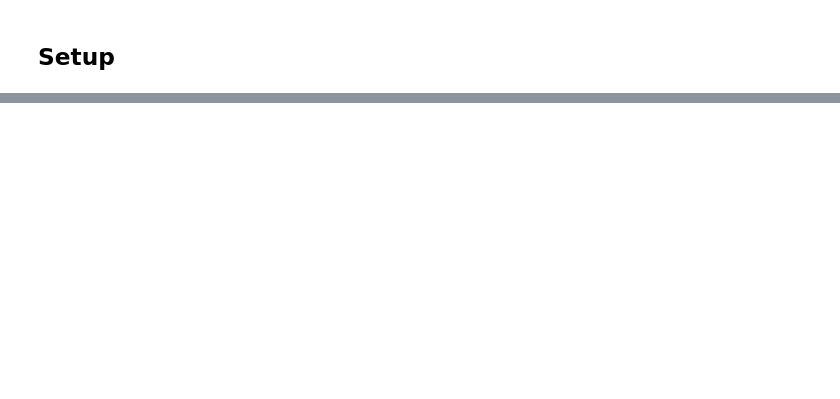
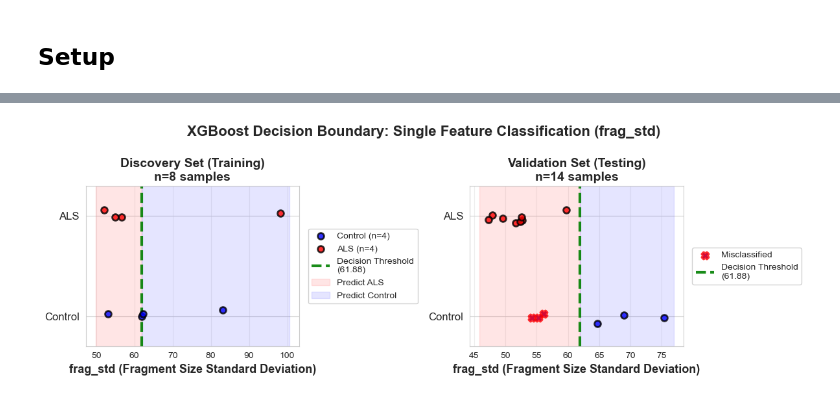
Before and after one commit to maggiebr0wn/wgbs_classifier, a Jupyter notebook: notebooks/exploratory/05_final_validation.ipynb, the cells around one changed output, grey strips where cells are left out. Drawn from its saved outputs; the diff is of its cells as text; code cells hidden in the pictures; blank space fills up the shorter version.

```diff
--- a/notebooks/exploratory/05_final_validation.ipynb
+++ b/notebooks/exploratory/05_final_validation.ipynb
@@ -149,0 +158,99 @@ ValueError: could not convert string to float: '[5E-1]'
+# %%
+fig, axes = plt.subplots(1, 2, figsize=(12, 4))
+
+# Panel A: Discovery Set
+ax = axes[0]
+disc_als = discovery_df[discovery_df['disease_status'] == 'als']['frag_std'].values
+disc_ctrl = discovery_df[discovery_df['disease_status'] == 'ctrl']['frag_std'].values
+
+# Create strip plot with jitter
+np.random.seed(42)
+jitter_amount = 0.04
+y_ctrl = np.random.normal(0, jitter_amount, len(disc_ctrl))
+y_als = np.random.normal(1, jitter_amount, len(disc_als))
+
+ax.scatter(disc_ctrl, y_ctrl, s=50, alpha=0.8, color='blue',
+           label=f'Control (n={len(disc_ctrl)})', edgecolors='black', linewidth=2, zorder=3)
+ax.scatter(disc_als, y_als, s=50, alpha=0.8, color='red',
+           label=f'ALS (n={len(disc_als)})', edgecolors='black', linewidth=2, zorder=3)
+
+# Add decision boundary
+ax.axvline(x=decision_threshold, color='green', linestyle='--', linewidth=3,
+           label=f'Decision Threshold\n({decision_threshold:.2f})', alpha=0.9)
+
+# Shading for decision regions
+ax.axvspan(ax.get_xlim()[0], decision_threshold, alpha=0.1, color='red', label='Predict ALS')
+ax.axvspan(decision_threshold, ax.get_xlim()[1], alpha=0.1, color='blue', label='Predict Control')
+
+ax.set_xlabel('frag_std (Fragment Size Standard Deviation)', fontsize=13, fontweight='bold')
+ax.set_yticks([0, 1])
+ax.set_yticklabels(['Control', 'ALS'], fontsize=12)
+ax.set_title('Discovery Set (Training)\nn=8 samples', fontsize=14, fontweight='bold')
+ax.legend(
+    loc='center left',
+    bbox_to_anchor=(1.02, 0.5),
+    fontsize=10,
+    framealpha=0.9
+)
+ax.grid(axis='x', alpha=0.3)
+ax.set_ylim(-0.3, 1.3)
+
+# Panel B: Validation Set
+ax = axes[1]
+val_als = validation_df[validation_df['disease_status'] == 'als']['frag_std'].values
+val_ctrl = validation_df[validation_df['disease_status'] == 'ctrl']['frag_std'].values
+
+y_ctrl = np.random.normal(0, jitter_amount, len(val_ctrl))
+y_als = np.random.normal(1, jitter_amount, len(val_als))
+
+# Determine correct vs incorrect predictions
+val_ctrl_correct = val_ctrl >= decision_threshold
+val_als_correct = val_als < decision_threshold
+
+# Plot with different markers for correct/incorrect
+ax.scatter(val_ctrl[val_ctrl_correct], y_ctrl[val_ctrl_correct],
+           s=50, alpha=0.8, color='blue', marker='o',
+           edgecolors='black', linewidth=2, zorder=3)
+ax.scatter(val_ctrl[~val_ctrl_correct], y_ctrl[~val_ctrl_correct],
+           s=50, alpha=0.8, color='blue', marker='X',
+           edgecolors='red', linewidth=3, zorder=3, label='Misclassified')
+
+ax.scatter(val_als[val_als_correct], y_als[val_als_correct],
+           s=50, alpha=0.8, color='red', marker='o',
+           edgecolors='black', linewidth=2, zorder=3)
+ax.scatter(val_als[~val_als_correct], y_als[~val_als_correct],
+           s=50, alpha=0.8, color='red', marker='X',
+           edgecolors='red', linewidth=3, zorder=3)
+
+# Add decision boundary
+ax.axvline(x=decision_threshold, color='green', linestyle='--', linewidth=3,
+           label=f'Decision Threshold\n({decision_threshold:.2f})', alpha=0.9)
+
+# Shading
+ax.axvspan(ax.get_xlim()[0], decision_threshold, alpha=0.1, color='red')
+ax.axvspan(decision_threshold, ax.get_xlim()[1], alpha=0.1, color='blue')
+
+ax.set_xlabel('frag_std (Fragment Size Standard Deviation)', fontsize=13, fontweight='bold')
+ax.set_yticks([0, 1])
+ax.set_yticklabels(['Control', 'ALS'], fontsize=12)
+ax.set_title('Validation Set (Testing)\nn=14 samples', fontsize=14, fontweight='bold')
+ax.legend(
+    loc='center left',
+    bbox_to_anchor=(1.02, 0.5),
+    fontsize=10,
+    framealpha=0.9
+)
+ax.grid(axis='x', alpha=0.3)
+ax.set_ylim(-0.3, 1.3)
+
+plt.suptitle('XGBoost Decision Boundary: Single Feature Classification (frag_std)',
+             fontsize=16, fontweight='bold', y=1.00)
+plt.tight_layout()
+plt.show()
+# Print performance
+n_correct = sum(val_ctrl_correct) + sum(val_als_correct)
+print(f"\nValidation Performance: {n_correct}/14 correct ({n_correct/14*100:.1f}%)")
+print(f"  Control: {sum(val_ctrl_correct)}/{len(val_ctrl)} correct")
+print(f"  ALS: {sum(val_als_correct)}/{len(val_als)} correct (100% sensitivity)")
+# %% [output]
+[figure, added]
```
Also changed, not shown: parts of 22 cells of this notebook, 3 other files.
